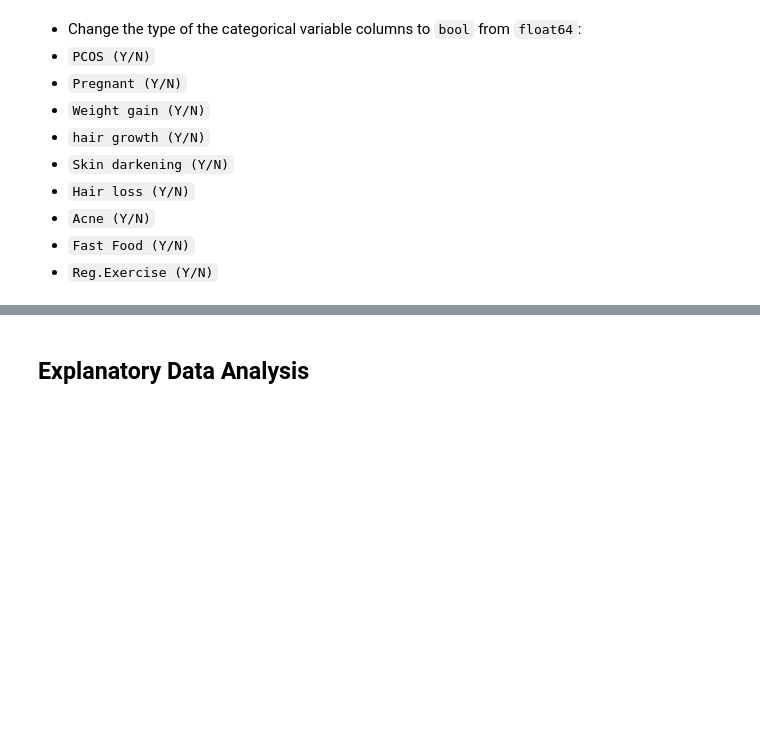
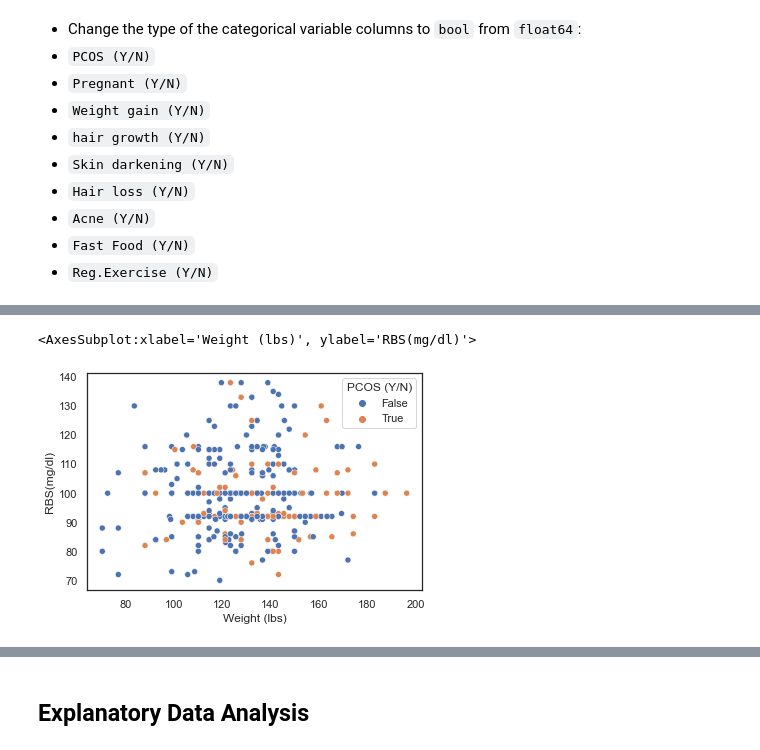
Before and after one commit to powellsarahbeth/PCOS_EDA, a Jupyter notebook: PCOS_Analysis.ipynb, the cells around one changed output, grey strips where cells are left out. Cells and saved outputs as stored; diff of their text form; code cells hidden in the pictures; blank space fills up the shorter version.

```diff
--- a/PCOS_Analysis.ipynb
+++ b/PCOS_Analysis.ipynb
@@ -435,0 +435,5 @@ Create a separate DataFrame for categorical variables:
+# %%
+sns.scatterplot(data = PCOS_outliers_removed, x = "Weight (lbs)", y = "RBS(mg/dl)", hue = "PCOS (Y/N)")
+# %% [output]
+<AxesSubplot:xlabel='Weight (lbs)', ylabel='RBS(mg/dl)'>
+[figure, added]
```
Also changed, not shown: parts of 81 cells of this notebook.
